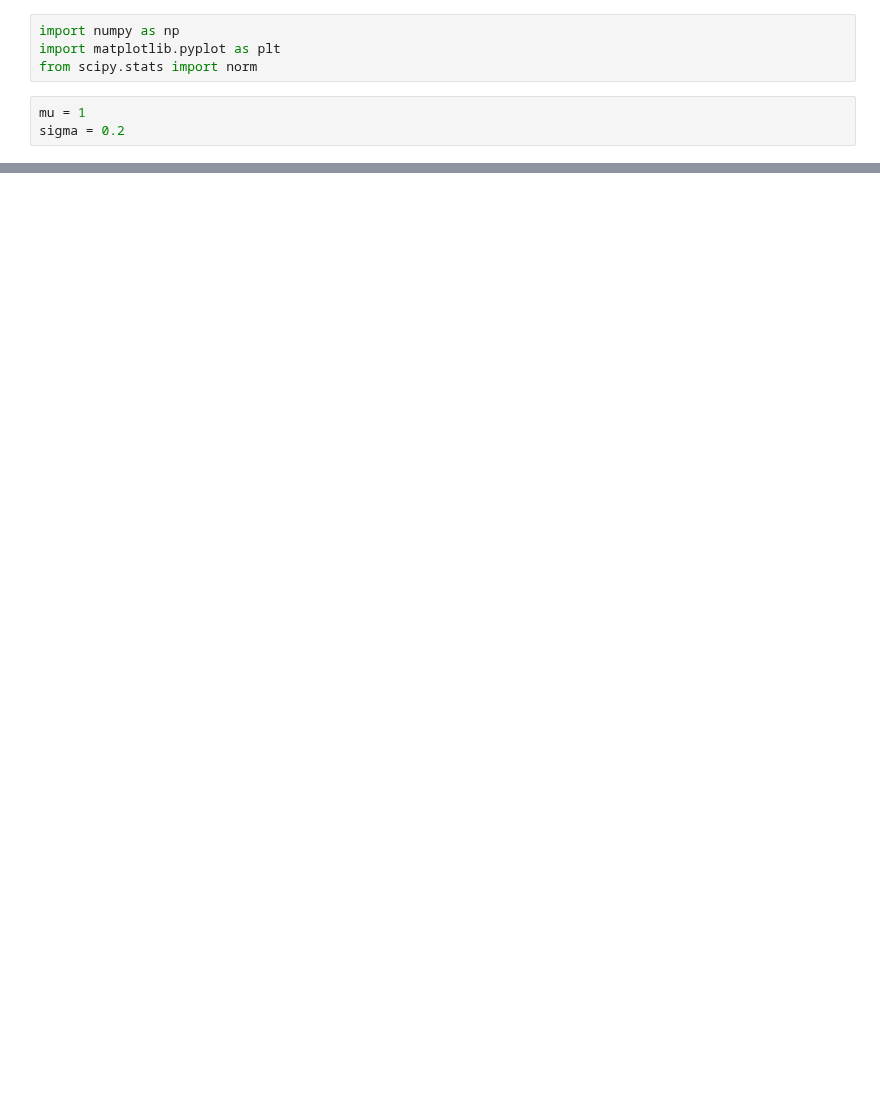
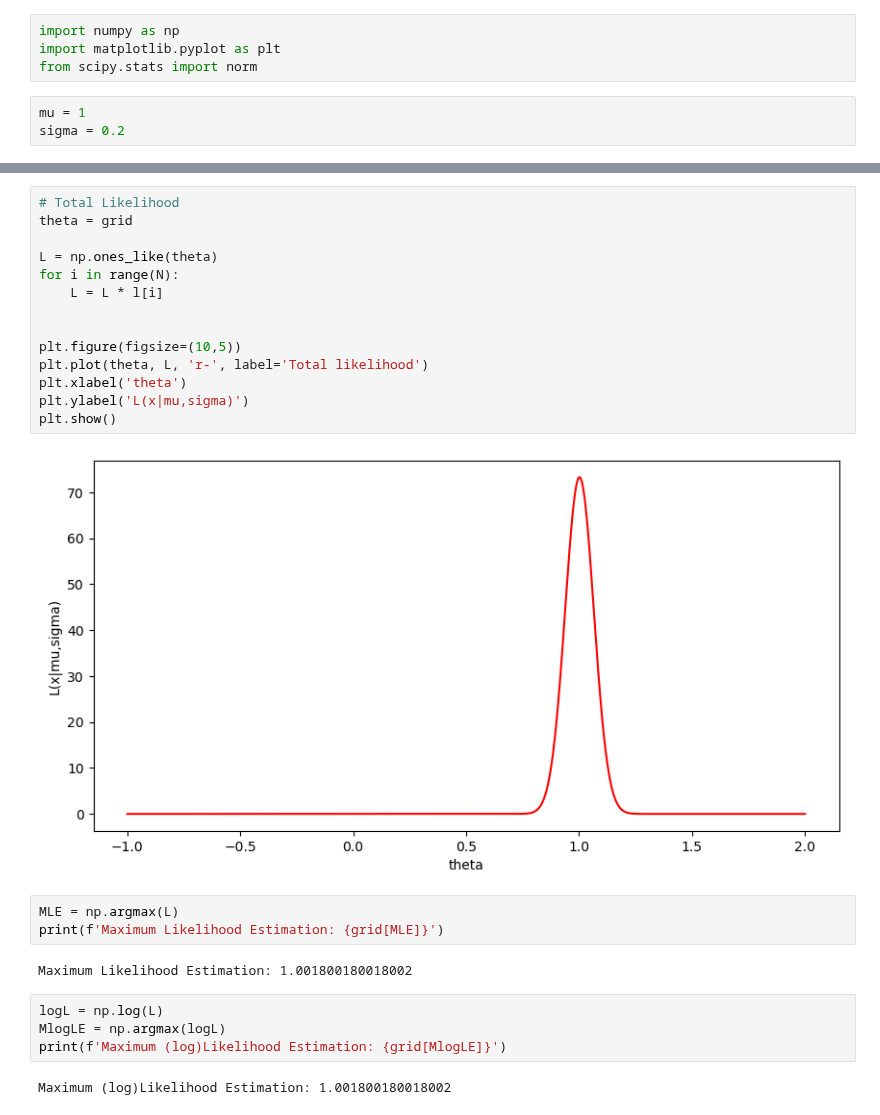
Before and after one commit to nraffaeli/astrostatistics_bicocca_2025, a Jupyter notebook: exercise/ex5.ipynb, the cells around one changed output, grey strips where cells are left out. Saved outputs shown, nothing was run; the diff lists cells and outputs as text; blank space fills up the shorter version.

```diff
--- a/exercise/ex5.ipynb
+++ b/exercise/ex5.ipynb
@@ -33,0 +30,27 @@ plt.show()
+# %%
+# Total Likelihood
+theta = grid
+
+L = np.ones_like(theta)
+for i in range(N):
+    L = L * l[i]
+
+
+plt.figure(figsize=(10,5))
+plt.plot(theta, L, 'r-', label='Total likelihood')
+plt.xlabel('theta')
+plt.ylabel('L(x|mu,sigma)')
+plt.show()
+# %% [output]
+[figure, added]
+# %%
+MLE = np.argmax(L)
+print(f'Maximum Likelihood Estimation: {grid[MLE]}')
+# %% [output]
+Maximum Likelihood Estimation: 1.001800180018002
+# %%
+logL = np.log(L)
+MlogLE = np.argmax(logL)
+print(f'Maximum (log)Likelihood Estimation: {grid[MlogLE]}')
+# %% [output]
+Maximum (log)Likelihood Estimation: 1.001800180018002
```
Also changed, not shown: parts of 5 cells of this notebook, 9 other files.
